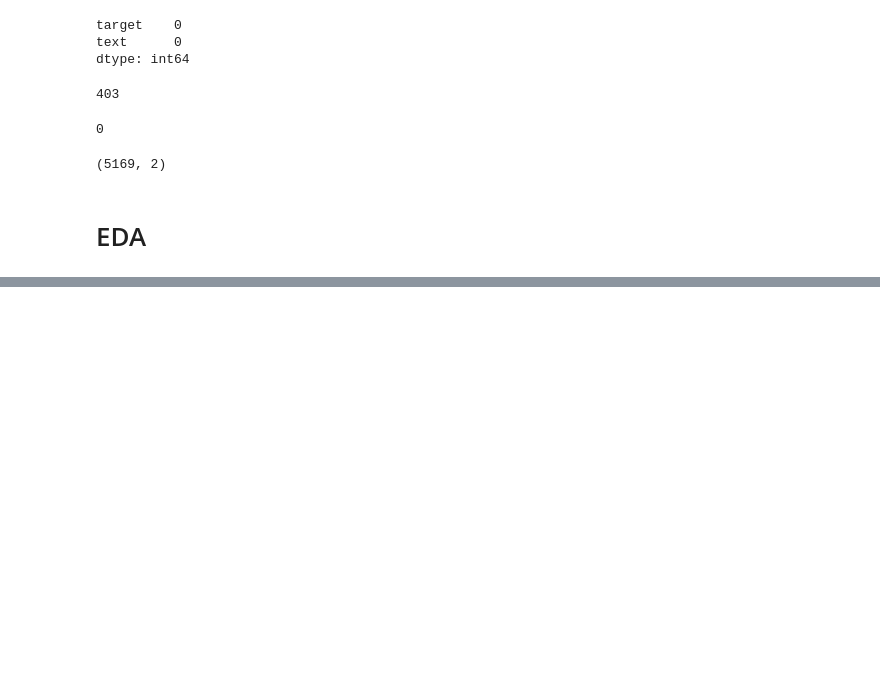
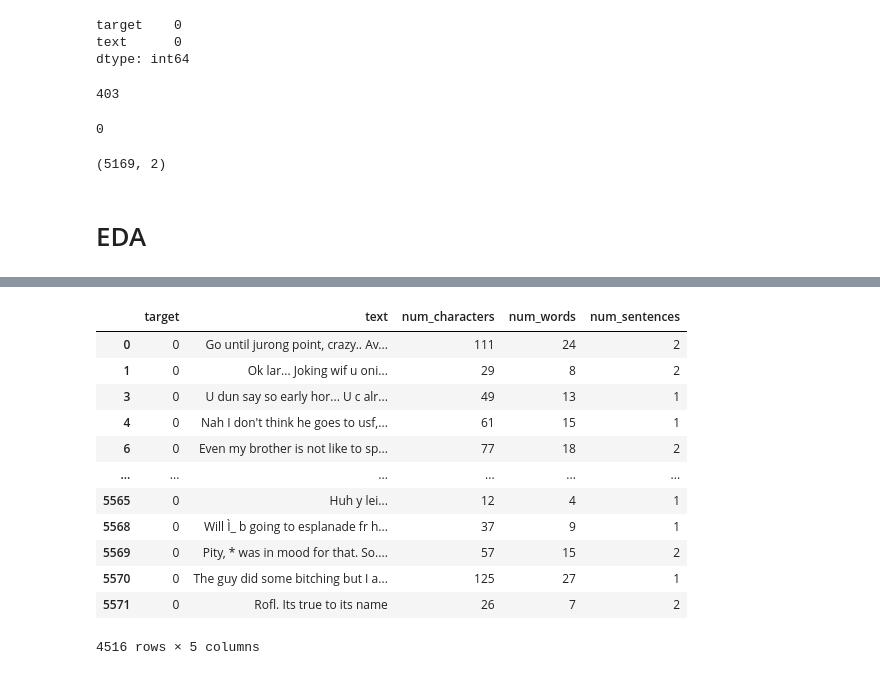
Before and after one commit to Haidermb/Email-Spam-classifier, a Jupyter notebook: Spam_Classifier.ipynb, the cells around one changed output, grey strips where cells are left out. Drawn from its saved outputs; the diff is of its cells as text; code cells hidden in the pictures; blank space fills up the shorter version.

```diff
--- a/Spam_Classifier.ipynb
+++ b/Spam_Classifier.ipynb
@@ -107,0 +145,2 @@ df.shape
+# %%
+df['num_characters'] = df['text'].apply(len)
@@ -107,0 +156,3 @@ df.shape
+# %%
+# num of word
+df['num_words'] = df['text'].apply(lambda x:len(nltk.word_tokenize(x)))
@@ -107,0 +168,3 @@ df.shape
+# %%
+df['num_sentences'] = df['text'].apply(lambda x:len(nltk.sent_tokenize(x)))
+df.head()
@@ -107,0 +190,16 @@ df.shape
+# %%
+df[df['target'] == 0]
+# %% [output]
+|  | target | text | num_characters | num_words | num_sentences |
+| 0 | 0 | Go until jurong point, crazy.. Av... | 111 | 24 | 2 |
+| 1 | 0 | Ok lar... Joking wif u oni... | 29 | 8 | 2 |
+| 3 | 0 | U dun say so early hor... U c alr... | 49 | 13 | 1 |
+| 4 | 0 | Nah I don't think he goes to usf,... | 61 | 15 | 1 |
+| 6 | 0 | Even my brother is not like to sp... | 77 | 18 | 2 |
+| ... | ... | ... | ... | ... | ... |
+| 5565 | 0 | Huh y lei... | 12 | 4 | 1 |
+| 5568 | 0 | Will Ì_ b going to esplanade fr h... | 37 | 9 | 1 |
+| 5569 | 0 | Pity, * was in mood for that. So.... | 57 | 15 | 2 |
+| 5570 | 0 | The guy did some bitching but I a... | 125 | 27 | 1 |
+| 5571 | 0 | Rofl. Its true to its name | 26 | 7 | 2 |
+4516 rows × 5 columns
```
Also changed, not shown: parts of 9 cells of this notebook.
